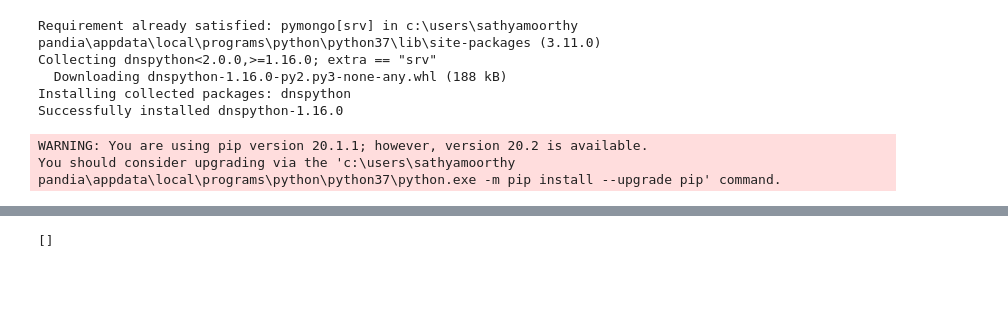
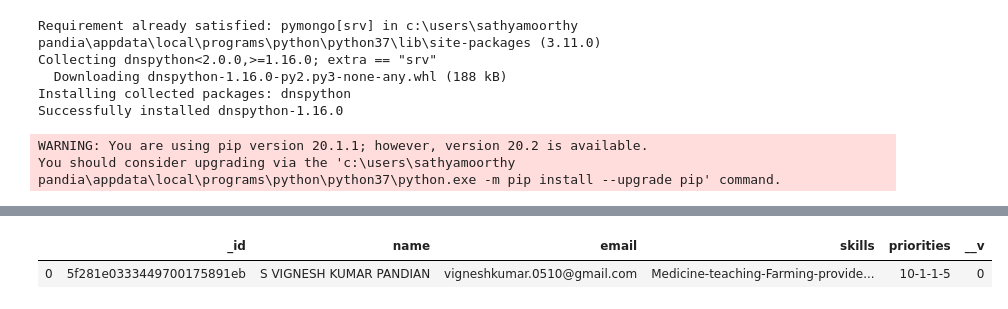
Before and after one commit to vignesh-0510/VolunteerAllocation, a Jupyter notebook: Clustering_Algorithm.ipynb, the cells around one changed output, grey strips where cells are left out. Cells and saved outputs as stored; diff of their text form; code cells hidden in the pictures; blank space fills up the shorter version.

```diff
--- a/Clustering_Algorithm.ipynb
+++ b/Clustering_Algorithm.ipynb
@@ -279,5 +298,7 @@ print(vol_list)
 # %%
-vic_list = list(db['victims'].find())
-print(vic_list)
+vic_list = list(db['recipients'].find())
+vic_df = pd.DataFrame(vic_list)
+vic_df.head()
 # %% [output]
-[]
+|  | _id | name | email | skills | priorities | __v |
+| 0 | 5f281e0333449700175891eb | S VIGNESH KUMAR PANDIAN | vigneshkumar.0510@gmail.com | Medicine-teaching-Farming-provide... | 10-1-1-5 | 0 |
```
Also changed, not shown: parts of 8 cells of this notebook, 5 other files.
